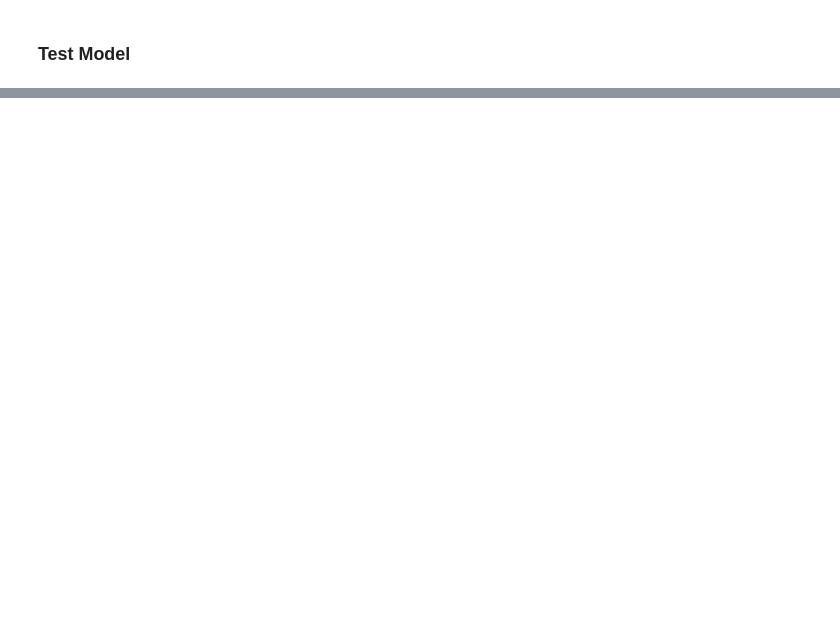
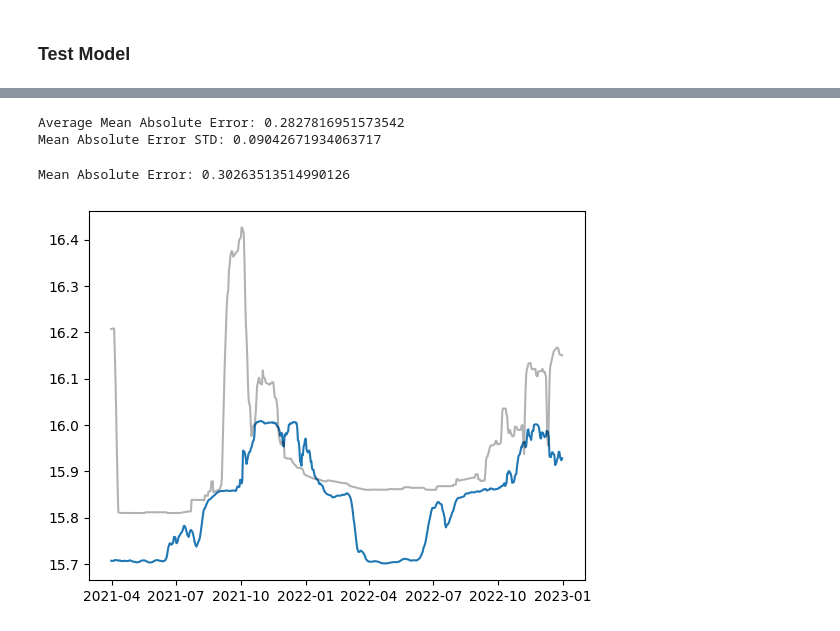
Before and after one commit to NathanAlmazan/RiverCast, a Jupyter notebook: notebooks/bidirectional/rivercast.ipynb, the cells around one changed output, grey strips where cells are left out. Saved outputs shown, nothing was run; the diff lists cells and outputs as text; code cells hidden in the pictures; blank space fills up the shorter version.

```diff
--- a/notebooks/bidirectional/rivercast.ipynb
+++ b/notebooks/bidirectional/rivercast.ipynb
@@ -209,7 +164,7 @@ class MultiHeadAttention(nn.Module):
 Unlike human brains, neural networks are not aware of order. It cannot distinguish past values from future values. That is why, the purpose of positional encoding is to help the model distinguish between different elements in a sequence and understand the sequential order of data.
 # %%
 class PositionalEncoding(nn.Module):
-    def __init__(self, d_model, max_seq_length=1024):
+    def __init__(self, d_model, max_seq_length=2048):
         super(PositionalEncoding, self).__init__()
 
         pe = torch.zeros(max_seq_length, d_model)
@@ -405,7 +387,9 @@ encoder.load_state_dict(torch.load('encoder.pth'))
 # %%
-encoder.eval()
+decomposer.load_state_dict(torch.load('transformer.pth'))  # load the trained model
 
-inputs, labels = [(inputs, labels) for _, (inputs, labels) in enumerate(test_dataloader)][0]
+decomposer.eval()  # set model on test mode
+
+inputs, labels = [(inputs, labels) for _, (inputs, labels) in enumerate(test_dataloader)][0]  # fetch the test dataset
 
 print(inputs.shape)
 print(labels.shape)
@@ -495,0 +399,30 @@ plot_attention_head(attn_scores[3])
+# %%
+# measure accuracy of each window
+accuracy = []
+predictions = []
+for i in range(len(inputs)):
+    x_test = inputs[i:(i+1)].float().to(device)
+
+    attn_scores, y_test = decomposer(x_test)  # make forecast
+    y_test = torch.squeeze(y_test, dim=0)
+    y_test = y_test.detach().cpu().numpy()  # transfer output from GPU to CPU
+    y_test = label_scaler.inverse_transform(y_test[:, :4])  # scale output to original value
+
+    # evaluate model accuracy
+    ground = torch.squeeze(labels[i:(i+1)], dim=0)  # get observed values
+    ground = ground.numpy()
+    ground = label_scaler.inverse_transform(ground[:, :4])  # scale output to original value
+
+    accuracy.append(mean_absolute_error(ground, y_test))  # collect mean absolute error of each window
+    predictions.append(np.concatenate((y_test[1], ground[1])))  # collect first element of output
+
+accuracy_df = pd.DataFrame(np.array(accuracy), columns=['MAE'])
+predictions_df = pd.DataFrame(np.array(predictions), columns=['P_Waterlevel', 'P_Waterlevel.1', 'P_Waterlevel.2', 'P_Waterlevel.3', 'T_Waterlevel', 'T_Waterlevel.1', 'T_Waterlevel.2', 'T_Waterlevel.3'])
+metric_df = pd.concat([accuracy_df, predictions_df], axis=1)
+metric_df.index = df.index[-len(metric_df):]
+
+metric_df = metric_df.resample('24H').max()
+
+metric_df.to_csv('results.csv')  # save test results
+
+metric_df.head(10)
@@ -495,0 +442,16 @@ plot_attention_head(attn_scores[3])
+# %%
+print('Average Mean Absolute Error:', metric_df['MAE'].mean())
+print('Mean Absolute Error STD:', metric_df['MAE'].std())
+# %% [output]
+Average Mean Absolute Error: 0.2827816951573542
+Mean Absolute Error STD: 0.09042671934063717
+# %%
+print('Mean Absolute Error:', mean_absolute_error(metric_df[['T_Waterlevel', 'T_Waterlevel.1', 'T_Waterlevel.2', 'T_Waterlevel.3']], metric_df[['P_Waterlevel', 'P_Waterlevel.1', 'P_Waterlevel.2', 'P_Waterlevel.3']]))
+# %% [output]
+Mean Absolute Error: 0.30263513514990126
+# %%
+plt.plot(metric_df['P_Waterlevel'])  # plot predictions
+plt.plot(metric_df['T_Waterlevel'], color='k', alpha=0.3)  # plot observed value
+plt.show()
+# %% [output]
+[figure, added]
```
Also changed, not shown: parts of 53 cells of this notebook, 11 other files.
